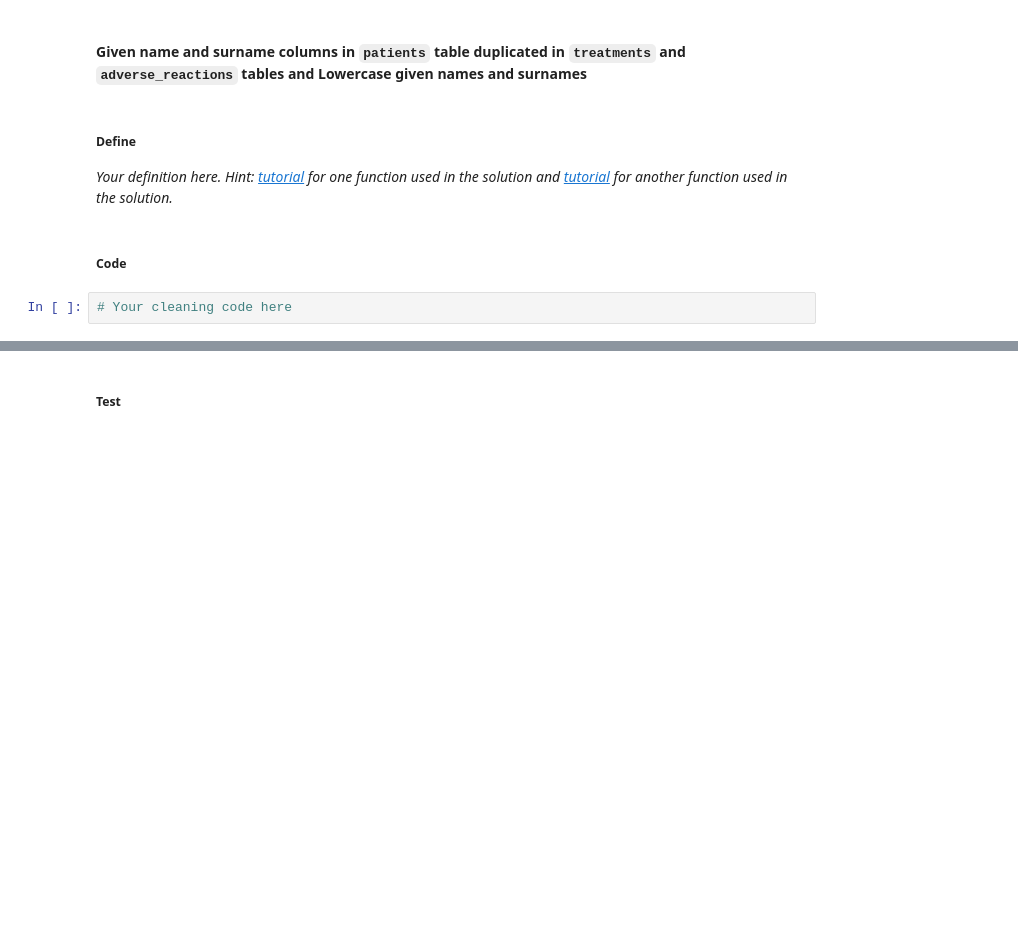
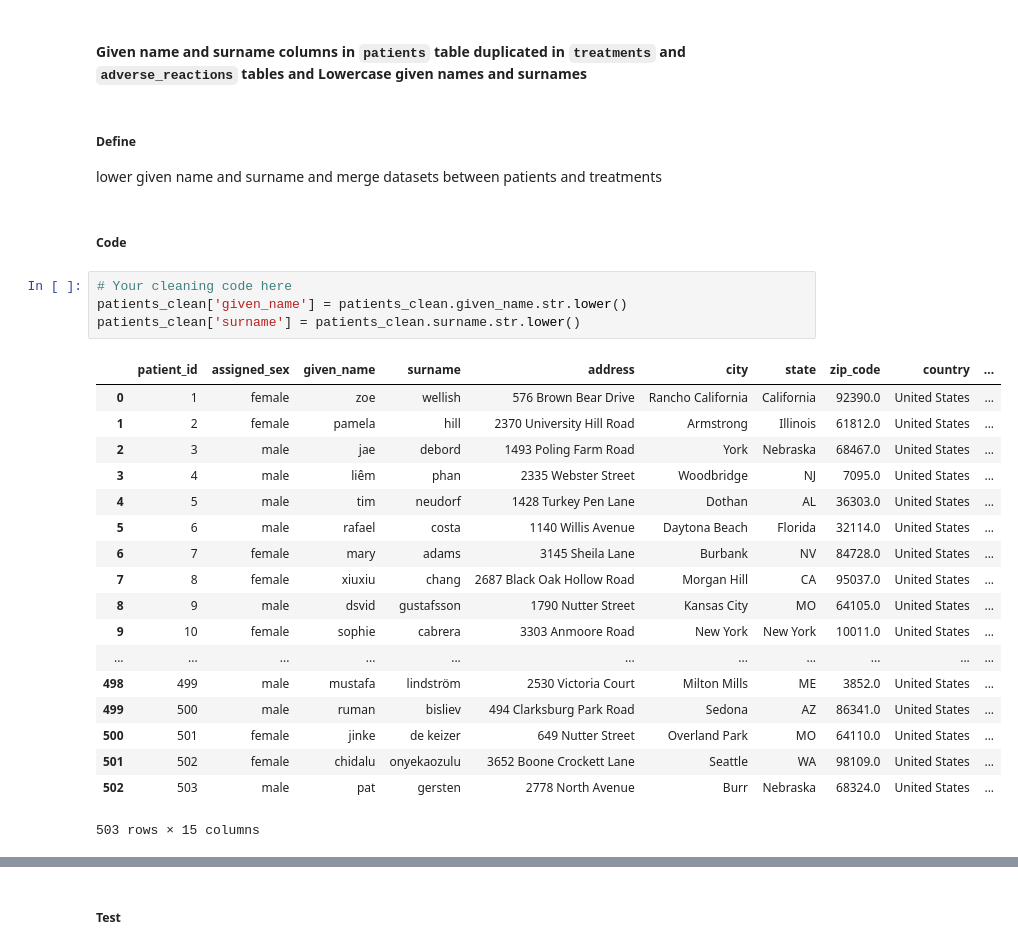
Before and after one commit to jmlam/Ud-Data-Wrangle, a Jupyter notebook: Oral_Insulin/cleaning-student.ipynb, the cells around one changed output, grey strips where cells are left out. Cells and saved outputs as stored; diff of their text form; blank space fills up the shorter version.

Commit message:
lower given_name and surname in patients and merged treatments

```diff
--- a/Oral_Insulin/cleaning-student.ipynb
+++ b/Oral_Insulin/cleaning-student.ipynb
@@ -525,10 +525,31 @@ treatments_clean2
 350 rows × 9 columns
 # %% [markdown]
 #### Given name and surname columns in `patients` table duplicated in `treatments` and `adverse_reactions` tables  and Lowercase given names and surnames
-# %% [markdown]
-##### Define
-*Your definition here. Hint: [tutorial](https://chrisalbon.com/python/pandas_join_merge_dataframe.html) for one function used in the solution and [tutorial](http://erikrood.com/Python_References/dropping_rows_cols_pandas.html) for another function used in the solution.*
+# %% [markdown]
+##### Define
+lower given name and surname and merge datasets between patients and treatments
 # %% [markdown]
 ##### Code
 # %%
 # Your cleaning code here
+patients_clean['given_name'] = patients_clean.given_name.str.lower()
+patients_clean['surname'] = patients_clean.surname.str.lower()
+# %% [output]
+|  | patient_id | assigned_sex | given_name | surname | address | city | state | zip_code | country | ... |
+| 0 | 1 | female | zoe | wellish | 576 Brown Bear Drive | Rancho California | California | 92390.0 | United States | ... |
+| 1 | 2 | female | pamela | hill | 2370 University Hill Road | Armstrong | Illinois | 61812.0 | United States | ... |
+| 2 | 3 | male | jae | debord | 1493 Poling Farm Road | York | Nebraska | 68467.0 | United States | ... |
+| 3 | 4 | male | liêm | phan | 2335 Webster Street | Woodbridge | NJ | 7095.0 | United States | ... |
+| 4 | 5 | male | tim | neudorf | 1428 Turkey Pen Lane | Dothan | AL | 36303.0 | United States | ... |
+| 5 | 6 | male | rafael | costa | 1140 Willis Avenue | Daytona Beach | Florida | 32114.0 | United States | ... |
+| 6 | 7 | female | mary | adams | 3145 Sheila Lane | Burbank | NV | 84728.0 | United States | ... |
+| 7 | 8 | female | xiuxiu | chang | 2687 Black Oak Hollow Road | Morgan Hill | CA | 95037.0 | United States | ... |
+| 8 | 9 | male | dsvid | gustafsson | 1790 Nutter Street | Kansas City | MO | 64105.0 | United States | ... |
+| 9 | 10 | female | sophie | cabrera | 3303 Anmoore Road | New York | New York | 10011.0 | United States | ... |
+| ... | ... | ... | ... | ... | ... | ... | ... | ... | ... | ... |
+| 498 | 499 | male | mustafa | lindström | 2530 Victoria Court | Milton Mills | ME | 3852.0 | United States | ... |
+| 499 | 500 | male | ruman | bisliev | 494 Clarksburg Park Road | Sedona | AZ | 86341.0 | United States | ... |
+| 500 | 501 | female | jinke | de keizer | 649 Nutter Street | Overland Park | MO | 64110.0 | United States | ... |
+| 501 | 502 | female | chidalu | onyekaozulu | 3652 Boone Crockett Lane | Seattle | WA | 98109.0 | United States | ... |
+| 502 | 503 | male | pat | gersten | 2778 North Avenue | Burr | Nebraska | 68324.0 | United States | ... |
+503 rows × 15 columns
```
Also changed, not shown: parts of 3 cells of this notebook.
